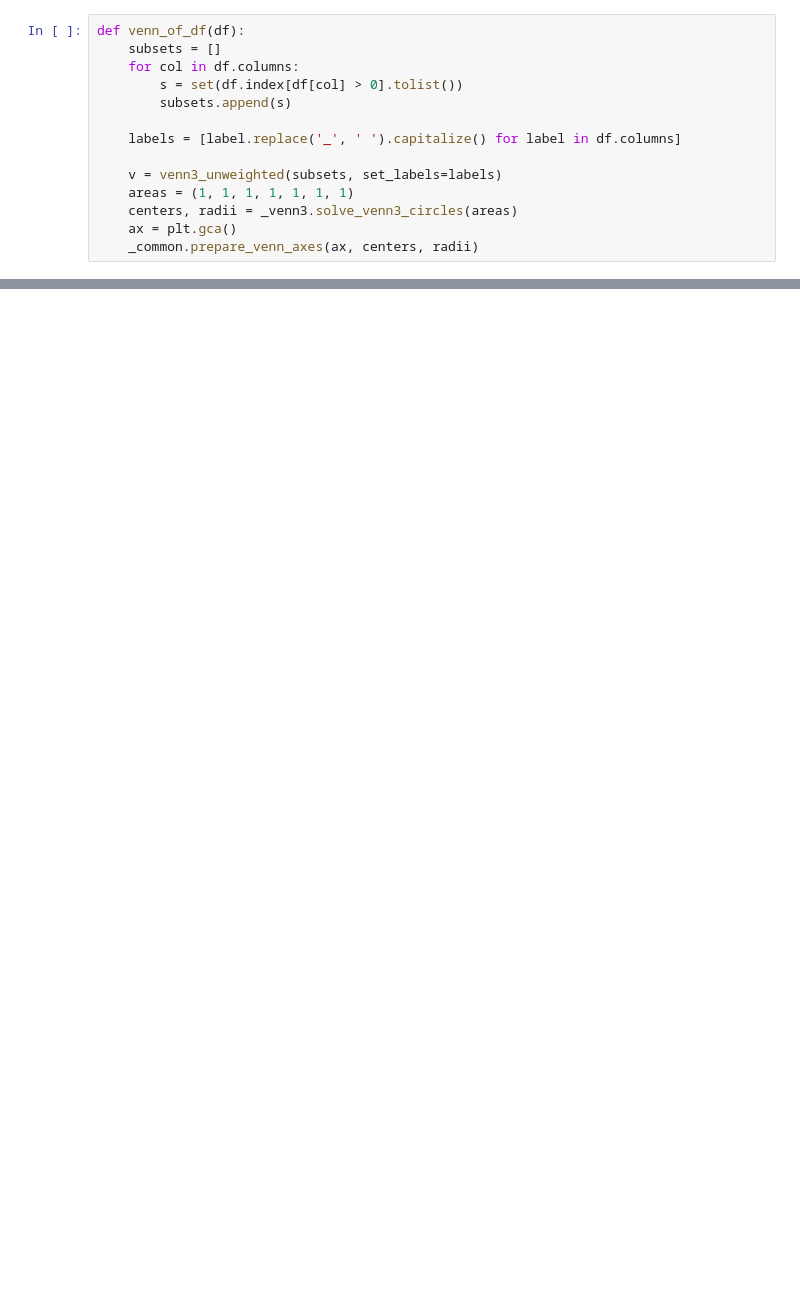
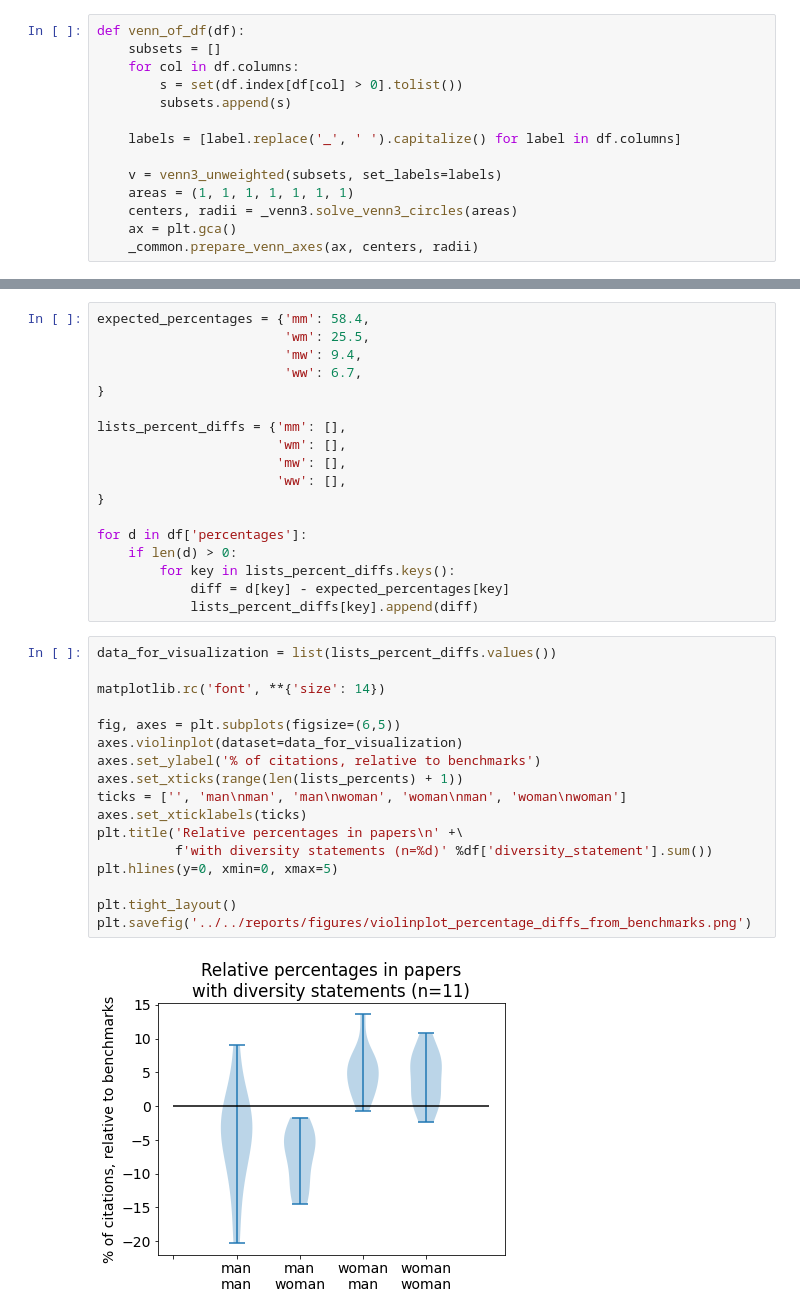
Before and after one commit to koudyk/cleanBibImpact, a Jupyter notebook: src/visualization/visualize_manual_data.ipynb, the cells around one changed output, grey strips where cells are left out. Cells and saved outputs as stored; diff of their text form; blank space fills up the shorter version.

```diff
--- a/src/visualization/visualize_manual_data.ipynb
+++ b/src/visualization/visualize_manual_data.ipynb
@@ -148,0 +169,37 @@ plt.savefig('../../reports/figures/violinplot_percentages.png')
+# %%
+expected_percentages = {'mm': 58.4,
+                        'wm': 25.5,
+                        'mw': 9.4,
+                        'ww': 6.7,
+}
+
+lists_percent_diffs = {'mm': [],
+                       'wm': [],
+                       'mw': [],
+                       'ww': [],
+}
+
+for d in df['percentages']:
+    if len(d) > 0:
+        for key in lists_percent_diffs.keys():
+            diff = d[key] - expected_percentages[key]
+            lists_percent_diffs[key].append(diff)
+# %%
+data_for_visualization = list(lists_percent_diffs.values())
+
+matplotlib.rc('font', **{'size': 14})
+
+fig, axes = plt.subplots(figsize=(6,5))
+axes.violinplot(dataset=data_for_visualization)
+axes.set_ylabel('% of citations, relative to benchmarks')
+axes.set_xticks(range(len(lists_percents) + 1))
+ticks = ['', 'man\nman', 'man\nwoman', 'woman\nman', 'woman\nwoman']
+axes.set_xticklabels(ticks)
+plt.title('Relative percentages in papers\n' +\
+          f'with diversity statements (n=%d)' %df['diversity_statement'].sum())
+plt.hlines(y=0, xmin=0, xmax=5)
+
+plt.tight_layout()
+plt.savefig('../../reports/figures/violinplot_percentage_diffs_from_benchmarks.png')
+# %% [output]
+[figure, added]
```
Also changed, not shown: parts of 26 cells of this notebook, 5 other files.
